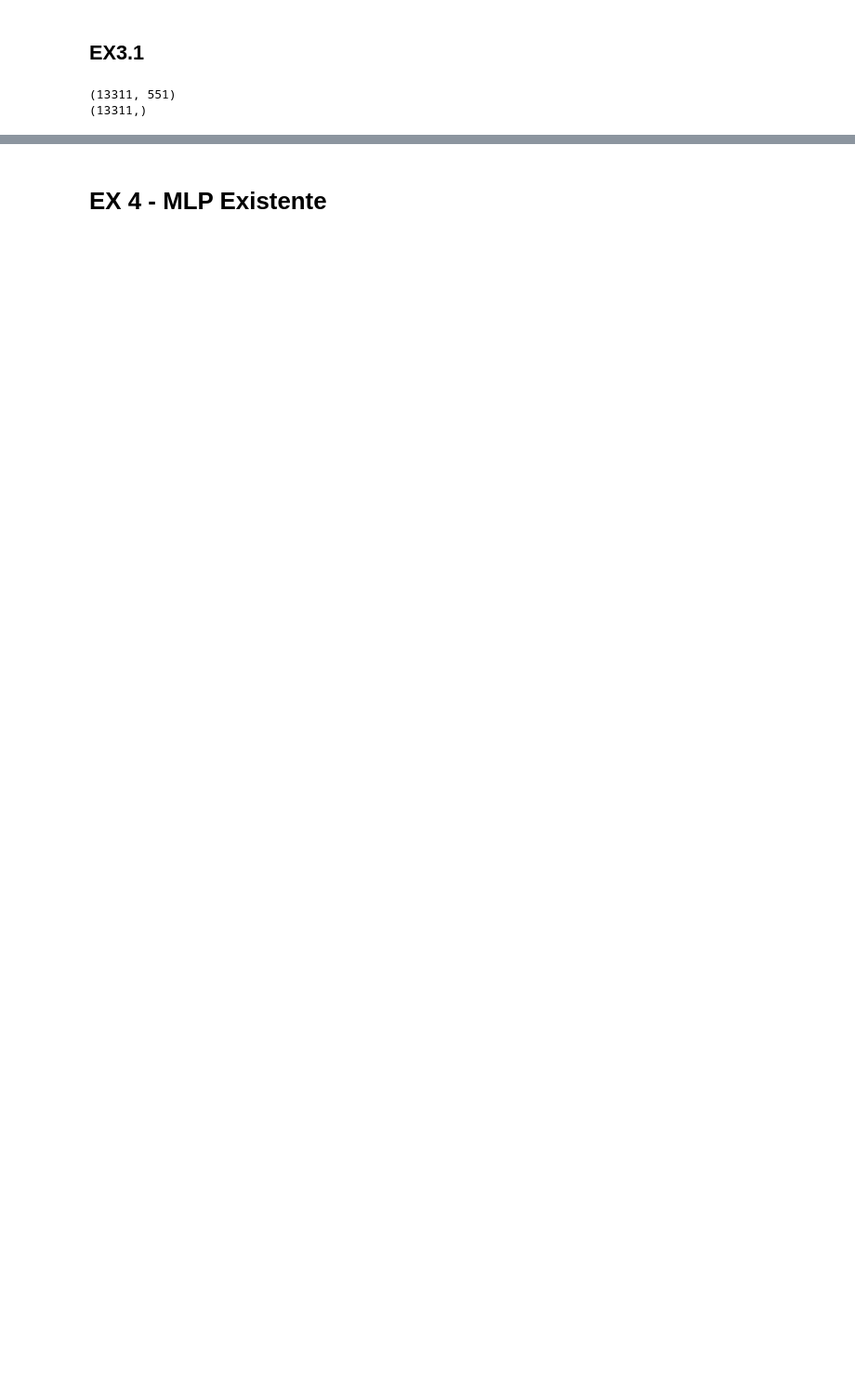
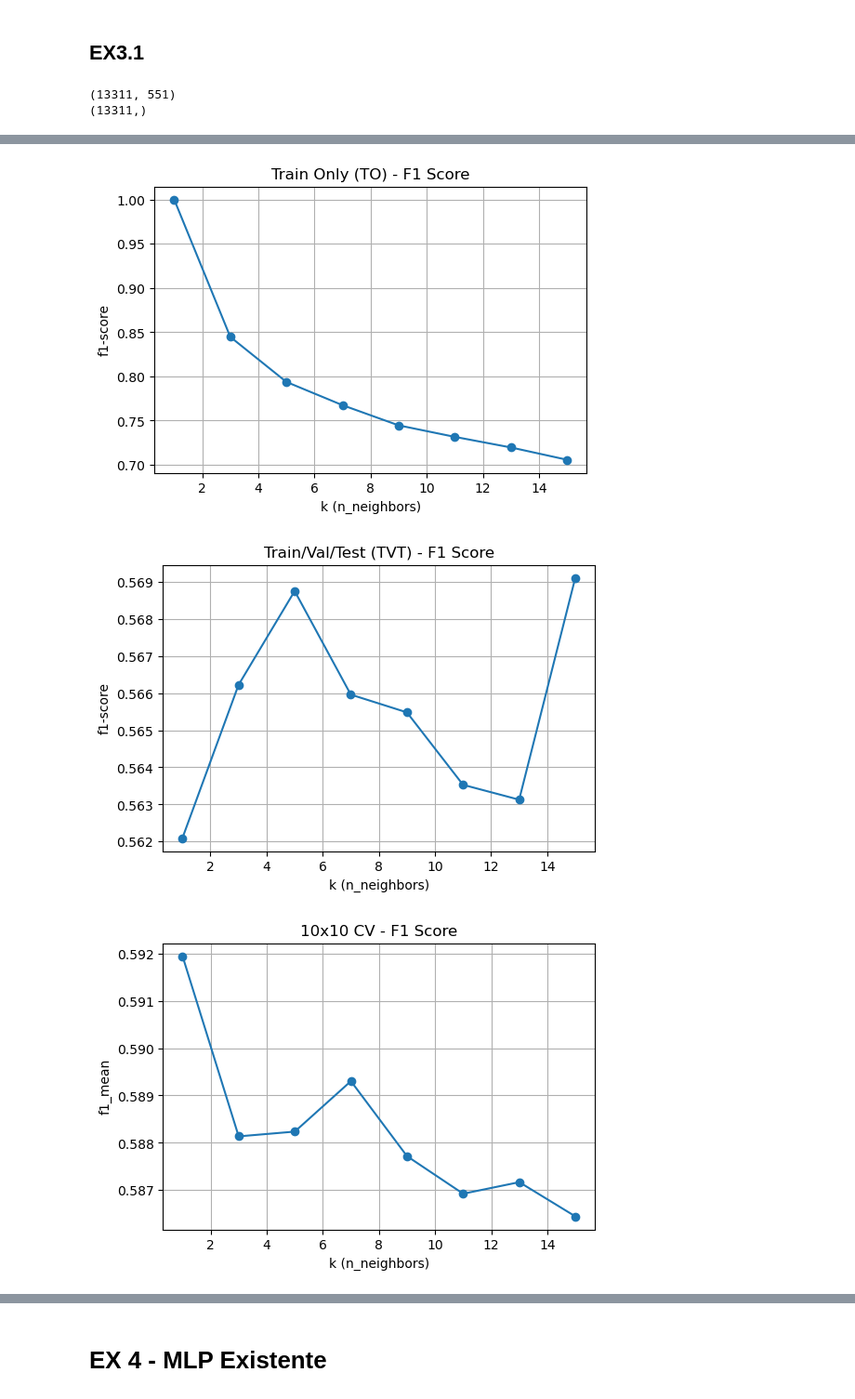
Before and after one commit to Xaneca/TCD_2025, a Jupyter notebook: B/mainClassifierOrganized.ipynb, the cells around one changed output, grey strips where cells are left out. Shown at 93% size. Drawn from its saved outputs; the diff is of its cells as text; code cells hidden in the pictures; blank space fills up the shorter version.

```diff
--- a/B/mainClassifierOrganized.ipynb
+++ b/B/mainClassifierOrganized.ipynb
@@ -532,0 +519,13 @@ AssertionError
+# %%
+# RUN TIME: 35 seg
+
+k = 1
+kNN = KNeighborsClassifier(n_neighbors = k)
+parameters = {'KNeighborsClassifier' : {
+        'weights': ['uniform', 'distance'],
+        'metric': ['euclidean', 'manhattan']
+        }}
+
+metrics_to = run_model(X, y, kNN, "TO", None, "kNN TO", "kNN TO", random_state=SEED, use_iris=False)
+metrics_tt = run_model(X, y, kNN, "TT", None, "kNN TT", "kNN TT", random_state=SEED, use_iris=False)
+metrics_cv = run_model(X, y, kNN, "CV-base", None, "kNN CV", "kNN CV", random_state=SEED, use_iris=False, feature_ranking=False)
@@ -532,0 +552,51 @@ AssertionError
+# %%
+# RUN TIME =
+
+parameters = {
+    'weights': ['uniform', 'distance'],
+    'metric': ['euclidean', 'manhattan']
+    }
+
+to_scores = []
+tvt_scores = []
+cv_scores = []
+
+for k in range(1,16,2):
+    print("K =", k)
+    kNN = KNeighborsClassifier(n_neighbors = k)
+
+    metrics_to = run_model(X, y, kNN, "TO", None, f"models/ex_3_2/kNN_TO_k_{k}.pkl", f"kNN TO k = {k}", random_state=SEED, printing=False, use_iris=False)
+    metrics_tvt = run_model(X, y, kNN, "TVT", parameters, f"models/ex_3_2/kNN_TVT_k_{k}.pkl", random_state=SEED, feature_ranking=False, printing=False, use_iris=False)
+    metrics_cv = run_model(X, y, kNN, "CV-base", parameters, f"models/ex_3_2/kNN_CV_k_{k}.pkl", random_state=SEED, feature_ranking=False, printing=False, use_iris=False, flagPrintingFoldNumber=False)
+
+    to_scores.append({
+        'k': k,
+        'f1-score': metrics_to['f1-score'],
+        'recall': metrics_to['recall'],
+        'precision': metrics_to['precision'],
+        'confusion_matrix': metrics_to['confusion_matrix']
+    })
+
+    tvt_scores.append({
+        'k': k,
+        'f1-score': metrics_tvt['f1-score'],
+        'recall': metrics_tvt['recall'],
+        'precision': metrics_tvt['precision'],
+        'confusion_matrix': metrics_tvt['confusion_matrix']
+    })
+
+    print(metrics_cv)
+
+    cv_scores.append({
+        'k': k,
+        'f1_mean': metrics_cv['f1-score']
+        # 'recall': metrics_cv['recall'],
+        # 'precision': metrics_cv['precision'],
+        # 'cm_mean': metrics_cv['cm_mean'],
+        # 'cm_std': metrics_cv['cm_std']
+    })
+
+plot_metrics(to_scores, metric_name='f1-score', title='Train Only (TO) - F1 Score')
+plot_metrics(tvt_scores, metric_name='f1-score', title='Train/Val/Test (TVT) - F1 Score')
+plot_metrics(cv_scores, metric_name='f1_mean', title='10x10 CV - F1 Score')
+# %% [output]
@@ -532,0 +620,3 @@ AssertionError
+[figure, added]
+[figure, added]
+[figure, added]
```
Also changed, not shown: parts of 32 cells of this notebook, 27 other files.
